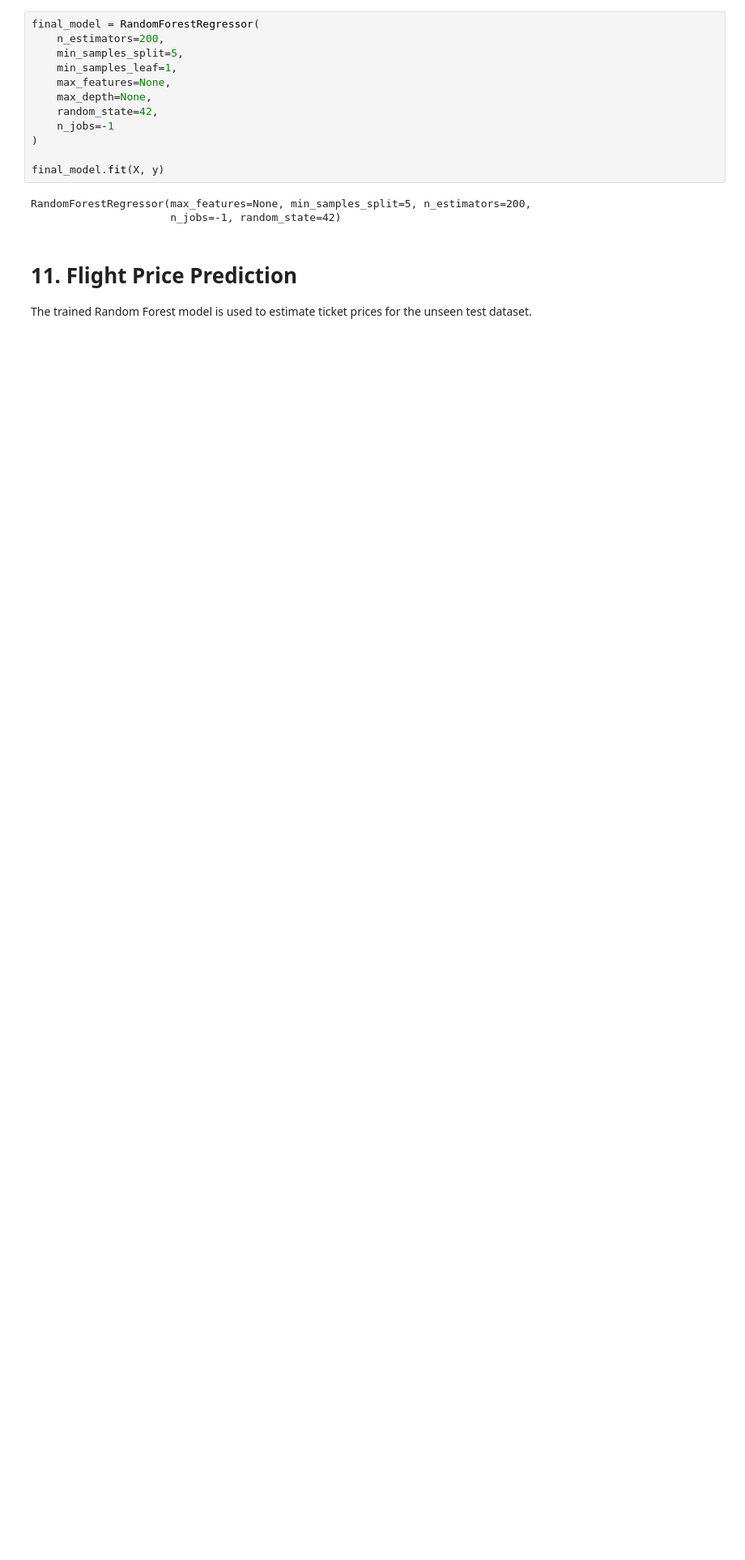
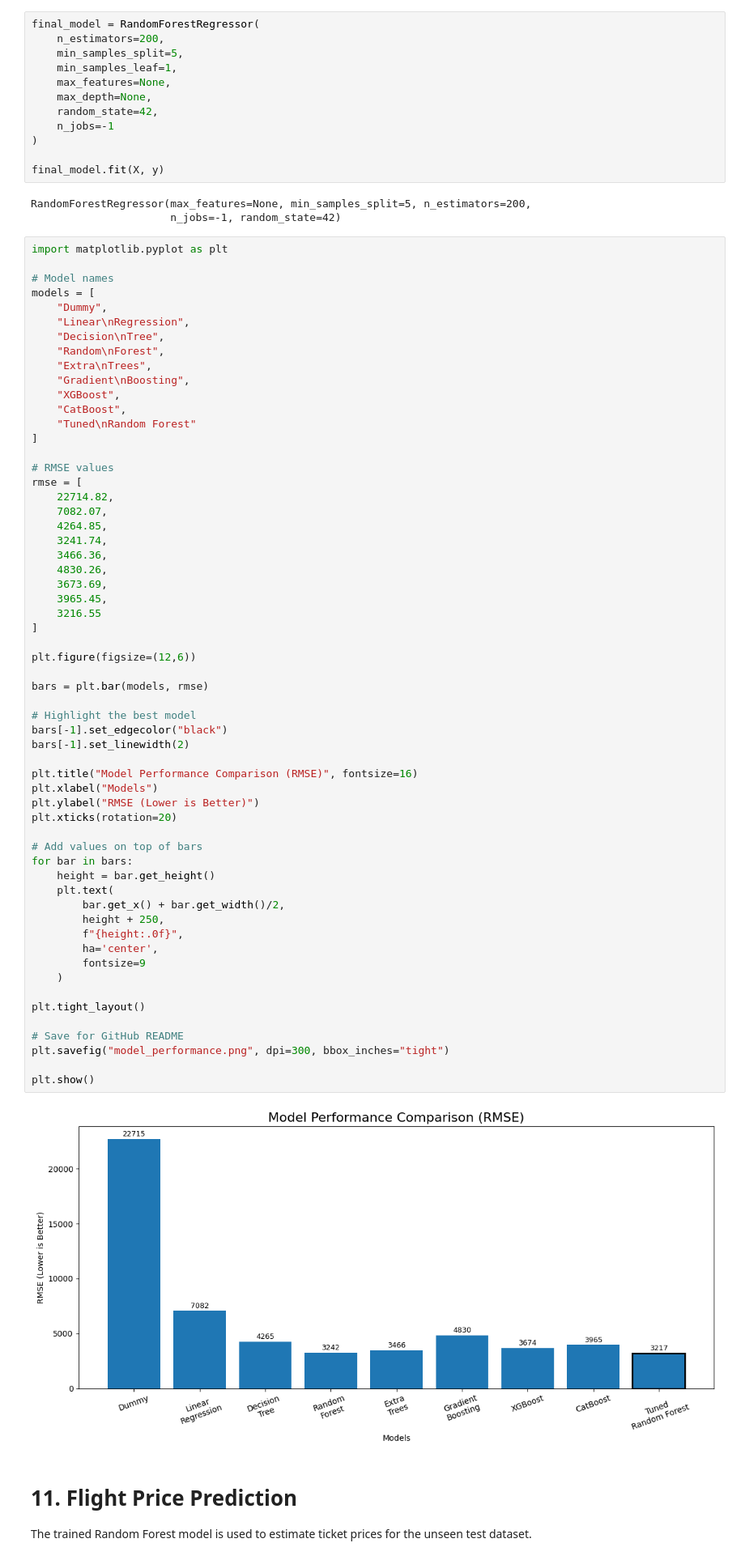
Before and after one commit to RanaShriii/Flight-Price-Prediction, a Jupyter notebook: notebook/flight-price-prediction-end-to-end-ml.ipynb, the cells around one changed output. Shown at 81% size. Cells and saved outputs as stored; diff of their text form; blank space fills up the shorter version.

Commit message:
Add visualizations and update notebook

```diff
--- a/notebook/flight-price-prediction-end-to-end-ml.ipynb
+++ b/notebook/flight-price-prediction-end-to-end-ml.ipynb
@@ -2773,6 +2773,67 @@ final_model.fit(X, y)
 # %% [output]
 RandomForestRegressor(max_features=None, min_samples_split=5, n_estimators=200,
                       n_jobs=-1, random_state=42)
+# %%
+import matplotlib.pyplot as plt
+
+# Model names
+models = [
+    "Dummy",
+    "Linear\nRegression",
+    "Decision\nTree",
+    "Random\nForest",
+    "Extra\nTrees",
+    "Gradient\nBoosting",
+    "XGBoost",
+    "CatBoost",
+    "Tuned\nRandom Forest"
+]
+
+# RMSE values
+rmse = [
+    22714.82,
+    7082.07,
+    4264.85,
+    3241.74,
+    3466.36,
+    4830.26,
+    3673.69,
+    3965.45,
+    3216.55
+]
+
+plt.figure(figsize=(12,6))
+
+bars = plt.bar(models, rmse)
+
+# Highlight the best model
+bars[-1].set_edgecolor("black")
+bars[-1].set_linewidth(2)
+
+plt.title("Model Performance Comparison (RMSE)", fontsize=16)
+plt.xlabel("Models")
+plt.ylabel("RMSE (Lower is Better)")
+plt.xticks(rotation=20)
+
+# Add values on top of bars
+for bar in bars:
+    height = bar.get_height()
+    plt.text(
+        bar.get_x() + bar.get_width()/2,
+        height + 250,
+        f"{height:.0f}",
+        ha='center',
+        fontsize=9
+    )
+
+plt.tight_layout()
+
+# Save for GitHub README
+plt.savefig("model_performance.png", dpi=300, bbox_inches="tight")
+
+plt.show()
+# %% [output]
+[figure, added]
 # %% [markdown]
 # 11. Flight Price Prediction
 
```
Also changed, not shown: 4 other files.
